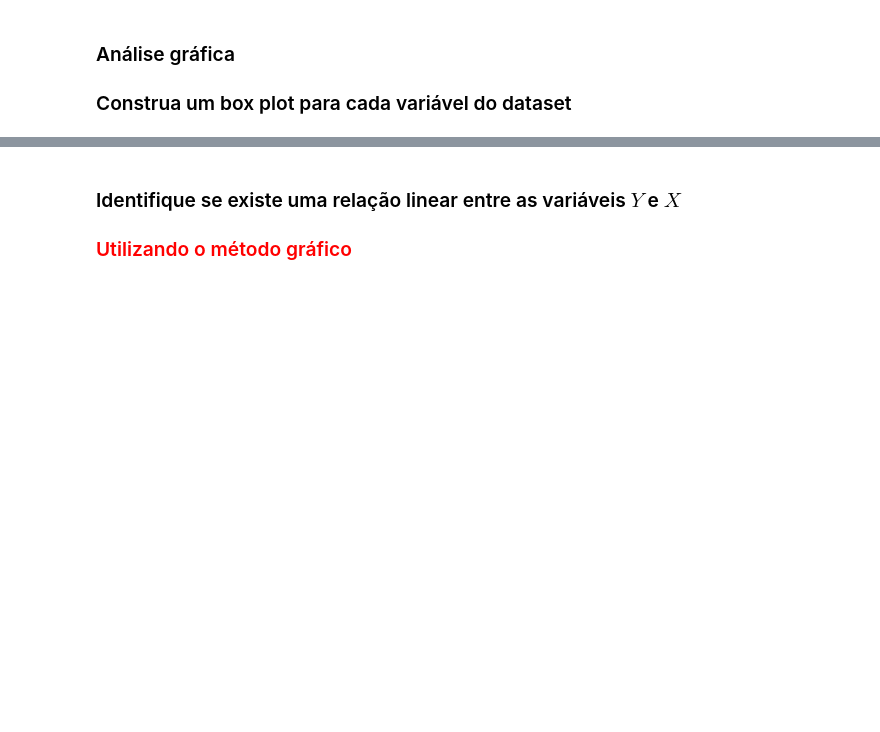
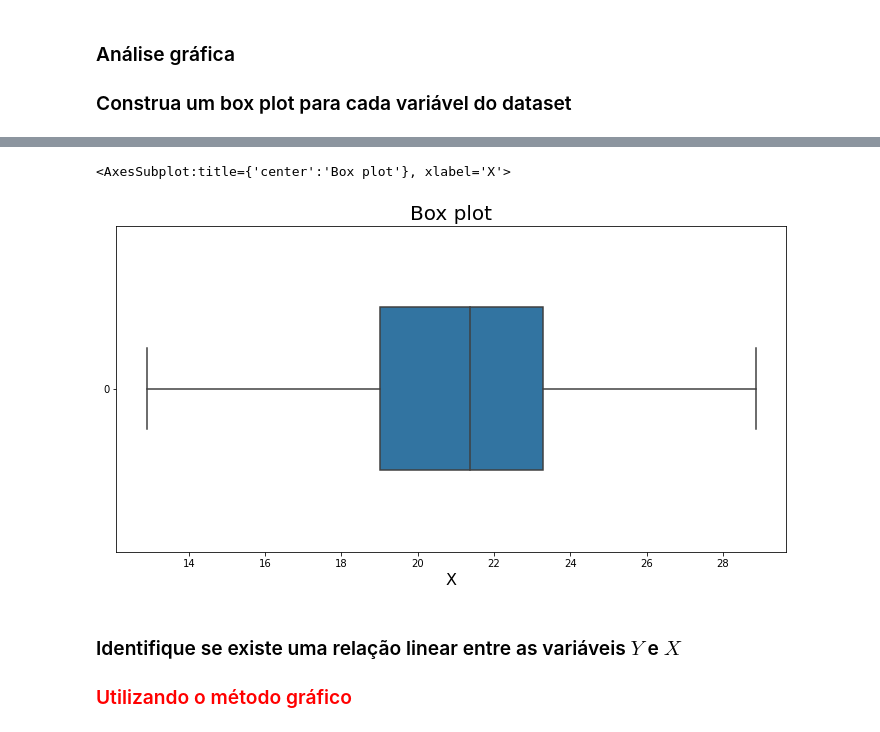
Before and after one commit to wiliands/estatistica_python, a Jupyter notebook: 05 - Correlacao_Regressao/Correlação_e_Regressão.ipynb, the cells around one changed output, grey strips where cells are left out. Saved outputs shown, nothing was run; the diff lists cells and outputs as text; code cells hidden in the pictures; blank space fills up the shorter version.

```diff
--- a/05 - Correlacao_Regressao/Correlação_e_Regressão.ipynb
+++ b/05 - Correlacao_Regressao/Correlação_e_Regressão.ipynb
@@ -42,3 +78,12 @@ Os dados (amostra) foram coletados em São Paulo - Brasil, em uma área universi
+# %%
+ax = sns.boxplot(data=dataset.X, orient='h', width=0.5)
+ax.figure.set_size_inches(12, 6)
+ax.set_title('Box plot', fontsize=20)
+ax.set_xlabel('X', fontsize=16)
+ax
+# %% [output]
+<AxesSubplot:title={'center':'Box plot'}, xlabel='X'>
+[figure, added]
 # %% [markdown]
 ### Identifique se existe uma relação linear entre as variáveis $Y$ e $X$
 ### <font color='red'>Utilizando o método gráfico</font>
```
Also changed, not shown: parts of 23 cells of this notebook, 3 other files.
